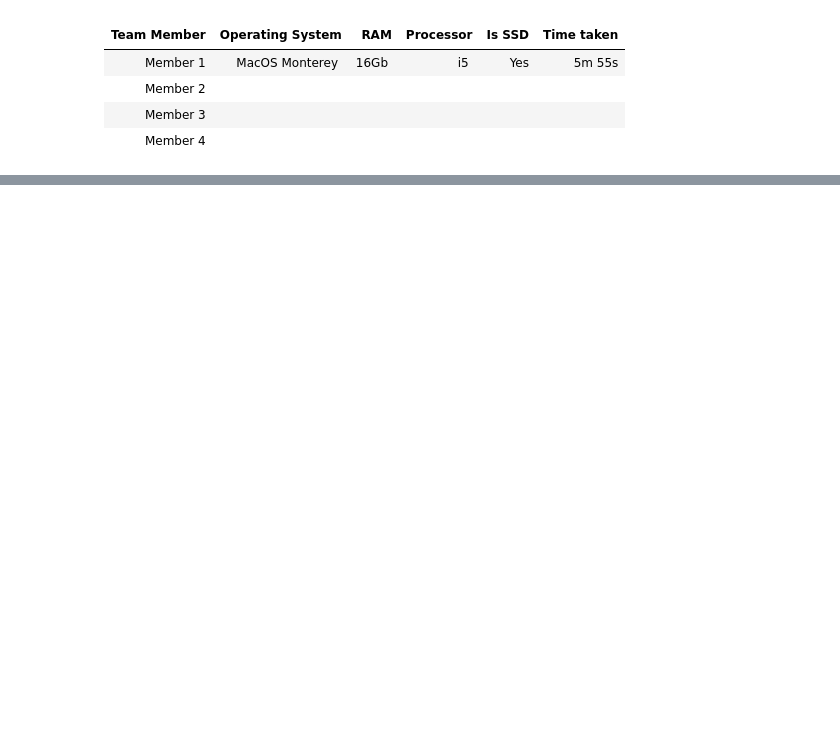
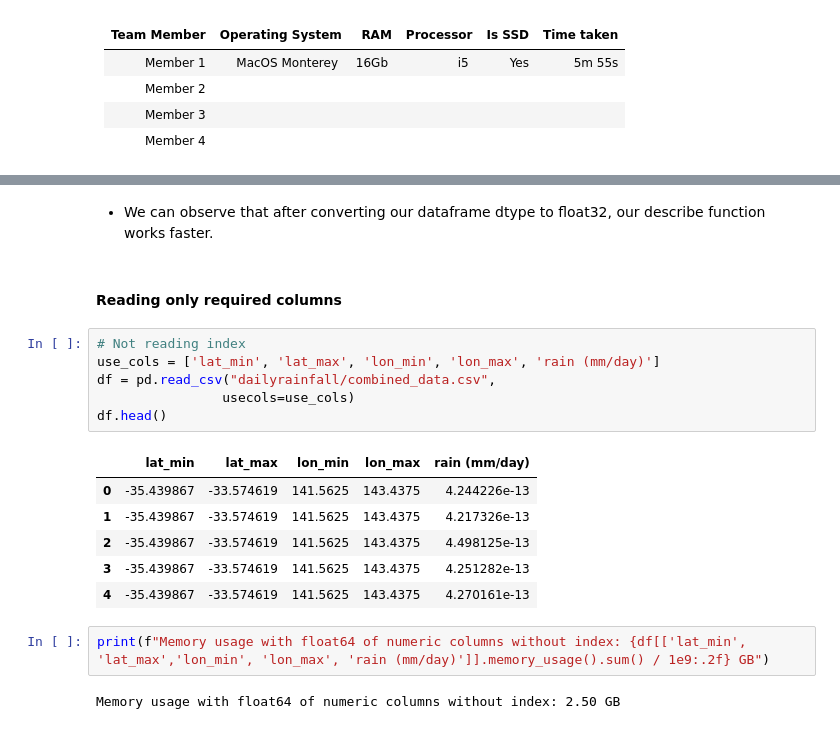
Before and after one commit to UBC-MDS/DSCI_525_Group_3, a Jupyter notebook: notebooks/eda.ipynb, the cells around one changed output, grey strips where cells are left out. Drawn from its saved outputs; the diff is of its cells as text; blank space fills up the shorter version.

```diff
--- a/notebooks/eda.ipynb
+++ b/notebooks/eda.ipynb
@@ -143,0 +206,21 @@ Member 4 |   |   |   |   |
+# %% [markdown]
+- We can observe that after converting our dataframe dtype to float32, our describe function works faster.
+# %% [markdown]
+#### Reading only required columns
+# %%
+# Not reading index
+use_cols = ['lat_min', 'lat_max', 'lon_min', 'lon_max', 'rain (mm/day)']
+df = pd.read_csv("dailyrainfall/combined_data.csv",
+                usecols=use_cols)
+df.head()
+# %% [output]
+|  | lat_min | lat_max | lon_min | lon_max | rain (mm/day) |
+| 0 | -35.439867 | -33.574619 | 141.5625 | 143.4375 | 4.244226e-13 |
+| 1 | -35.439867 | -33.574619 | 141.5625 | 143.4375 | 4.217326e-13 |
+| 2 | -35.439867 | -33.574619 | 141.5625 | 143.4375 | 4.498125e-13 |
+| 3 | -35.439867 | -33.574619 | 141.5625 | 143.4375 | 4.251282e-13 |
+| 4 | -35.439867 | -33.574619 | 141.5625 | 143.4375 | 4.270161e-13 |
+# %%
+print(f"Memory usage with float64 of numeric columns without index: {df[['lat_min', 'lat_max','lon_min', 'lon_max', 'rain (mm/day)']].memory_usage().sum() / 1e9:.2f} GB")
+# %% [output]
+Memory usage with float64 of numeric columns without index: 2.50 GB
```
Also changed, not shown: parts of 20 cells of this notebook.
